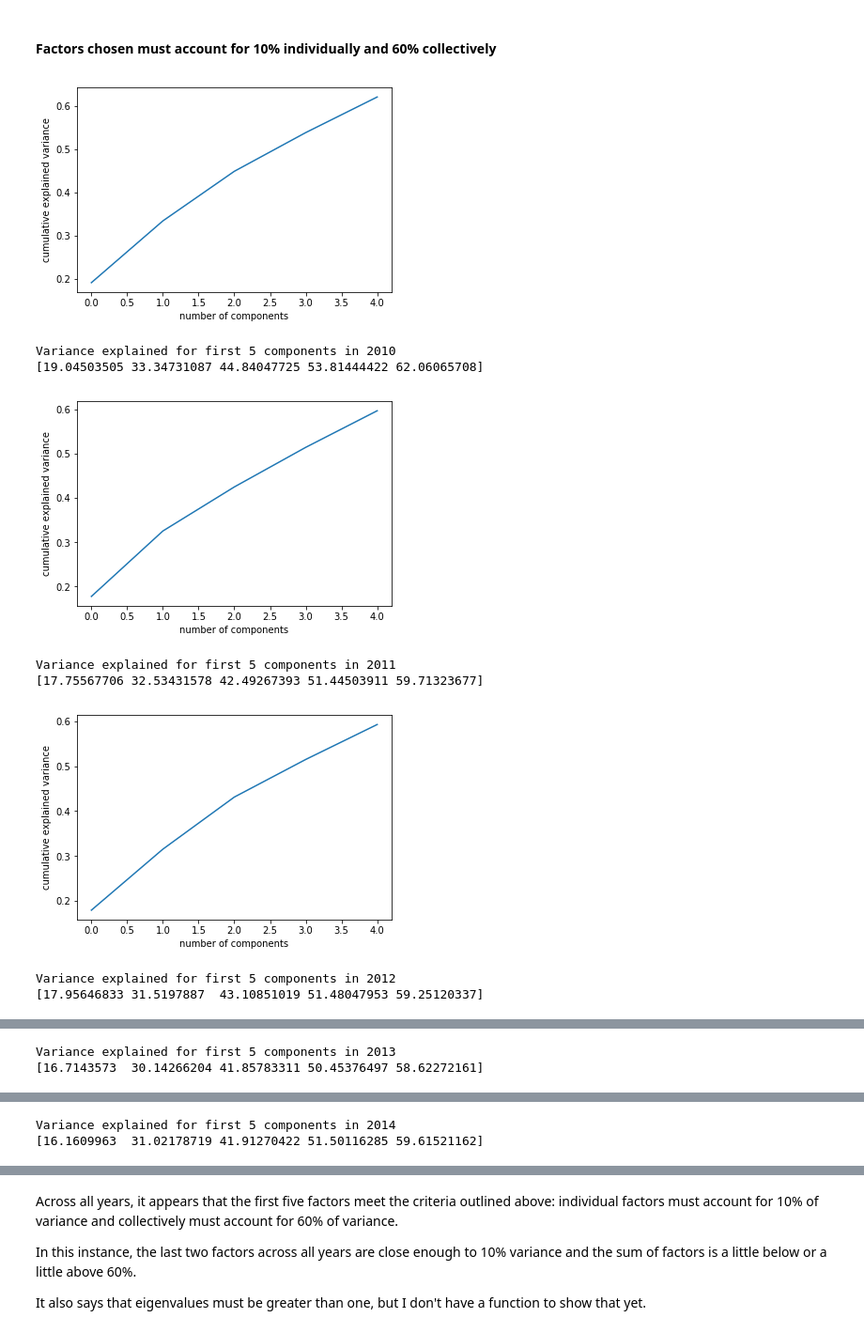
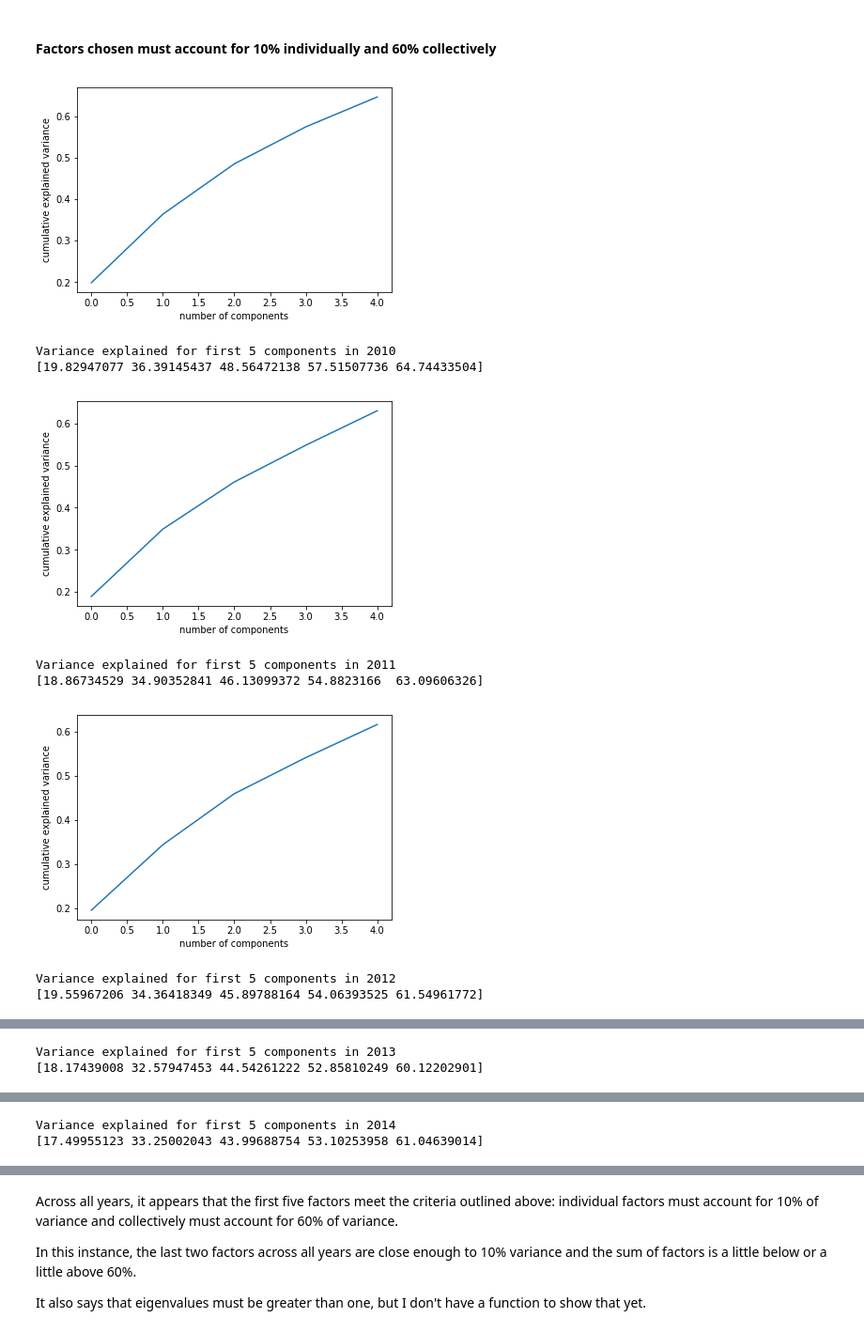
Before and after one commit to marioamz/MexicoOC_Index, a Jupyter notebook: Weights_Aggregates.ipynb, the cells around one changed output, grey strips where cells are left out. Shown at 94% size. Cells and saved outputs as stored; diff of their text form; code cells hidden in the pictures.

```diff
--- a/Weights_Aggregates.ipynb
+++ b/Weights_Aggregates.ipynb
@@ -92,3 +89,3 @@ for c in working_df:
 # %%
-pre_features = epc.clean_data(working_df, [], 0, to_binary, to_delete)
+pre_features = epc.clean_data(working_df, [], 0, [], to_delete)
 # %% [markdown]
@@ -111,11 +108,12 @@ First step before all else is to get the dataframes we need into a list that con
 years = [2010, 2011, 2012, 2013, 2014, 2015, 2016]
 dfs = []
 for year in years:
-    df_ranked = norm.ranking(pre_features[pre_features['year']==year].reset_index(drop=True))
-    new = norm.ranking(df_ranked.set_index(['entidad', 'year'])).astype('int64')
-    pca, y_pca = epc.pca(new, 5)
+    #df_ranked = norm.ranking(
+    df = pre_features[pre_features['year']==year].reset_index(drop=True)
+    new = norm.ranking(df.set_index(['entidad', 'year'])).astype('int64')
+    pca, y_pca = wts.pca(new, 5)
     name = str(year)
-    dfs.append((df_ranked, new, pca, y_pca, name))
+    dfs.append((df, new, pca, y_pca, name))
 # %% [markdown]
 #### Checking correlations
 # %%
@@ -146,15 +144,15 @@ This should be ok to do a PCA analysis on.
 # %%
 pca_dfs = []
 for df in dfs:
-    pca_df = epc.pca_df(df[0], df[2], df[3], 5, 'entidad', 'year', df[4])
+    pca_df = wts.pca_df(df[0], df[2], df[3], 5, 'entidad', 'year', df[4])
     pca_dfs.append(pca_df)
 # %% [output]
-[figure, old version]
+[figure, new version]
 Variance explained for first 5 components in 2010
-[19.04503505 33.34731087 44.84047725 53.81444422 62.06065708]
+[19.82947077 36.39145437 48.56472138 57.51507736 64.74433504]
-[figure, old version]
+[figure, new version]
 Variance explained for first 5 components in 2011
-[17.75567706 32.53431578 42.49267393 51.44503911 59.71323677]
+[18.86734529 34.90352841 46.13099372 54.8823166  63.09606326]
-[figure, old version]
+[figure, new version]
 Variance explained for first 5 components in 2012
-[17.95646833 31.5197887  43.10851019 51.48047953 59.25120337]
+[19.55967206 34.36418349 45.89788164 54.06393525 61.54961772]
@@ -162,2 +160,2 @@ Variance explained for first 5 components in 2012
 Variance explained for first 5 components in 2013
-[16.7143573  30.14266204 41.85783311 50.45376497 58.62272161]
+[18.17439008 32.57947453 44.54261222 52.85810249 60.12202901]
@@ -165,2 +163,2 @@ Variance explained for first 5 components in 2013
 Variance explained for first 5 components in 2014
-[16.1609963  31.02178719 41.91270422 51.50116285 59.61521162]
+[17.49955123 33.25002043 43.99688754 53.10253958 61.04639014]
```
Also changed, not shown: parts of 18 cells of this notebook, 2 other files.
